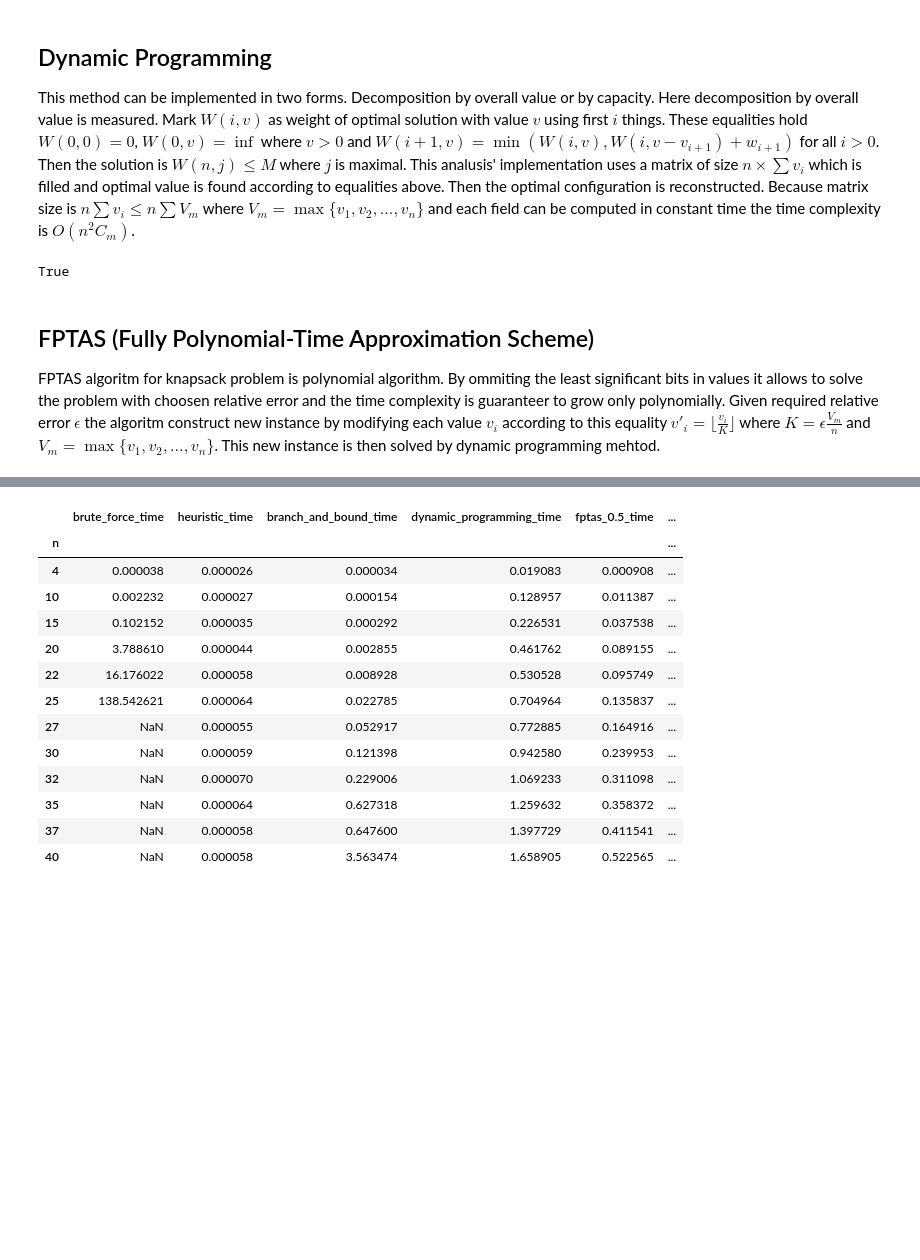
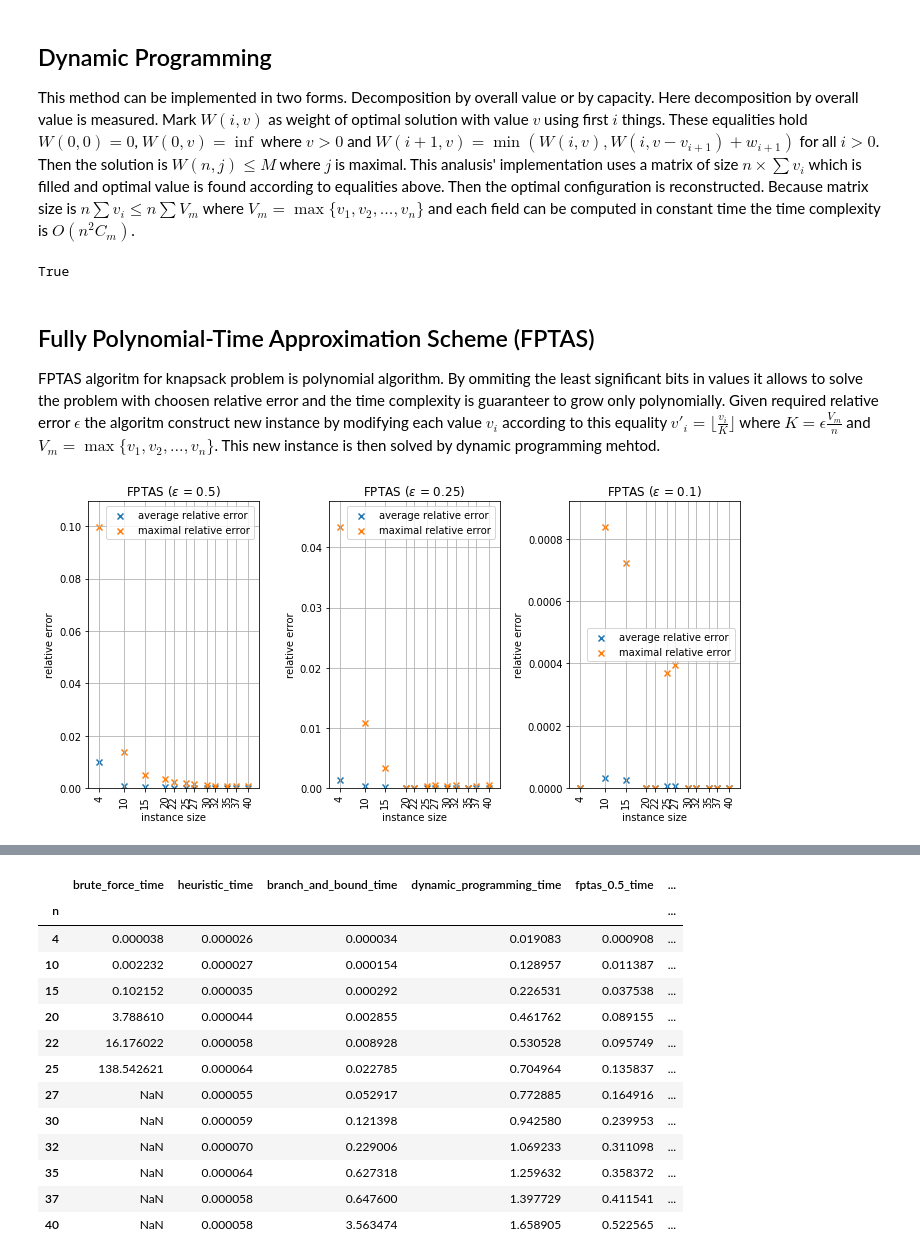
Before and after one commit to podondra/knapsack-problem, a Jupyter notebook: Analysis of Methods for Solving the Knapsack Problem.ipynb, the cells around one changed output, grey strips where cells are left out. Drawn from its saved outputs; the diff is of its cells as text; code cells hidden in the pictures; blank space fills up the shorter version.

```diff
--- a/Analysis of Methods for Solving the Knapsack Problem.ipynb
+++ b/Analysis of Methods for Solving the Knapsack Problem.ipynb
@@ -179,13 +168,12 @@ True
 This method can be implemented in two forms. Decomposition by overall value or by capacity. Here decomposition by overall value is measured. Mark $W(i, v)$ as weight of optimal solution with value $v$ using first $i$ things. These equalities hold $W(0, 0) = 0$, $W(0, v) = \inf$ where $v > 0$ and $W(i + 1, v) = \min(W(i, v), W(i, v - v_{i + 1}) + w_{i + 1})$ for all $i > 0$. Then the solution is $W(n, j) \le M$ where $j$ is maximal. This analusis' implementation uses a matrix of size $n \times \sum{v_i}$ which is filled and optimal value is found according to equalities above. Then the optimal configuration is reconstructed. Because matrix size is $n \sum{v_i} \le n \sum{V_m}$ where $V_m = \max\{v_1, v_2, \dots, v_n\}$ and each field can be computed in constant time the time complexity is $O(n^2 C_m)$.
 # %%
 time_instances(knap.dynamic_programming, [], df, 'dynamic_programming_time')
+solve_instances(knap.dynamic_programming, [], df, 'dynamic_programming_value')
+(df['dynamic_programming_value'] == df['solution_value']).all()
+# %% [output]
+True
-# %%
-solve_instances(knap.dynamic_programming, [], df, 'dynamic_programming_value')
-(df['dynamic_programming_value'] == df['solution_value']).all()
-# %% [output]
-True
 # %% [markdown]
-## FPTAS (Fully Polynomial-Time Approximation Scheme)
+## Fully Polynomial-Time Approximation Scheme (FPTAS)
 
 FPTAS algoritm for knapsack problem is polynomial algorithm. By ommiting the least significant bits in values it allows to solve the problem with choosen relative error and the time complexity is guaranteer to grow only polynomially. Given required relative error $\epsilon$ the algoritm construct new instance by modifying each value $v_i$ according to this equality $v'_i = \lfloor \frac{v_i}{K} \rfloor$ where $K = \epsilon \frac{V_m}{n}$ and $V_m = \max\{v_1, v_2, \dots, v_n\}$. This new instance is then solved by dynamic programming mehtod.
 # %%
@@ -195,3 +185,26 @@ for e in [0.5, 0.25, 0.1]:
+# %%
+fig, axes = pyplot.subplots(nrows=1, ncols=3, figsize=(10, 5))
+for ax, e in zip(axes, [0.5, 0.25, 0.1]):
+    group = df.groupby(by='n')['fptas_' + str(e) + '_relative_error']
+    mean_error = group.mean()
+    max_error = group.max()
+
+    ax.set_ylim([0, 1.1 * df['fptas_' + str(e) + '_relative_error'].max()])
+    ax.set_title('FPTAS ($\epsilon$ = ' + str(e) + ')')
+    ax.scatter(ns, mean_error, marker='x', label='average relative error')
+    ax.scatter(ns, max_error, marker='x', label='maximal relative error')
+    ax.set_xticks(ns)
+    for tick in ax.get_xticklabels():
+        tick.set_rotation(90)
+    ax.set_ylabel('relative error')
+    ax.set_xlabel('instance size')
+    ax.legend()
+    ax.grid()
+
+fig.tight_layout()
+pyplot.savefig('img/fptas_relative_error.pdf')
+# %% [output]
+[figure, added]
 # %% [markdown]
 # Measured Results
 
```
Also changed, not shown: parts of 19 cells of this notebook, 4 other files.
